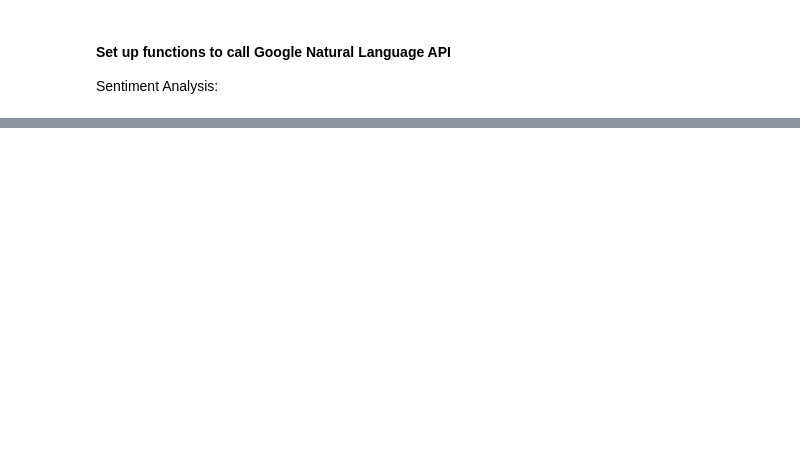
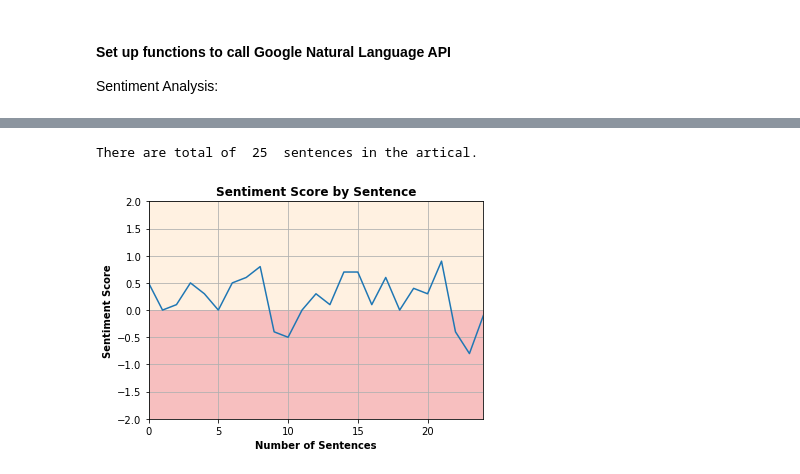
Before and after one commit to greenseven77/sample-gcp-nlp-flask, a Jupyter notebook: team_code/team_nlp_test.ipynb, the cells around one changed output, grey strips where cells are left out. Cells and saved outputs as stored; diff of their text form; code cells hidden in the pictures; blank space fills up the shorter version.

```diff
--- a/team_code/team_nlp_test.ipynb
+++ b/team_code/team_nlp_test.ipynb
@@ -59,0 +122,5 @@ def process_one_file(file_name, country_code):
+# %%
+process_one_file("news1.txt")
+# %% [output]
+There are total of  25  sentences in the artical.
+[figure, added]
```
Also changed, not shown: parts of 24 cells of this notebook, 7 other files.
